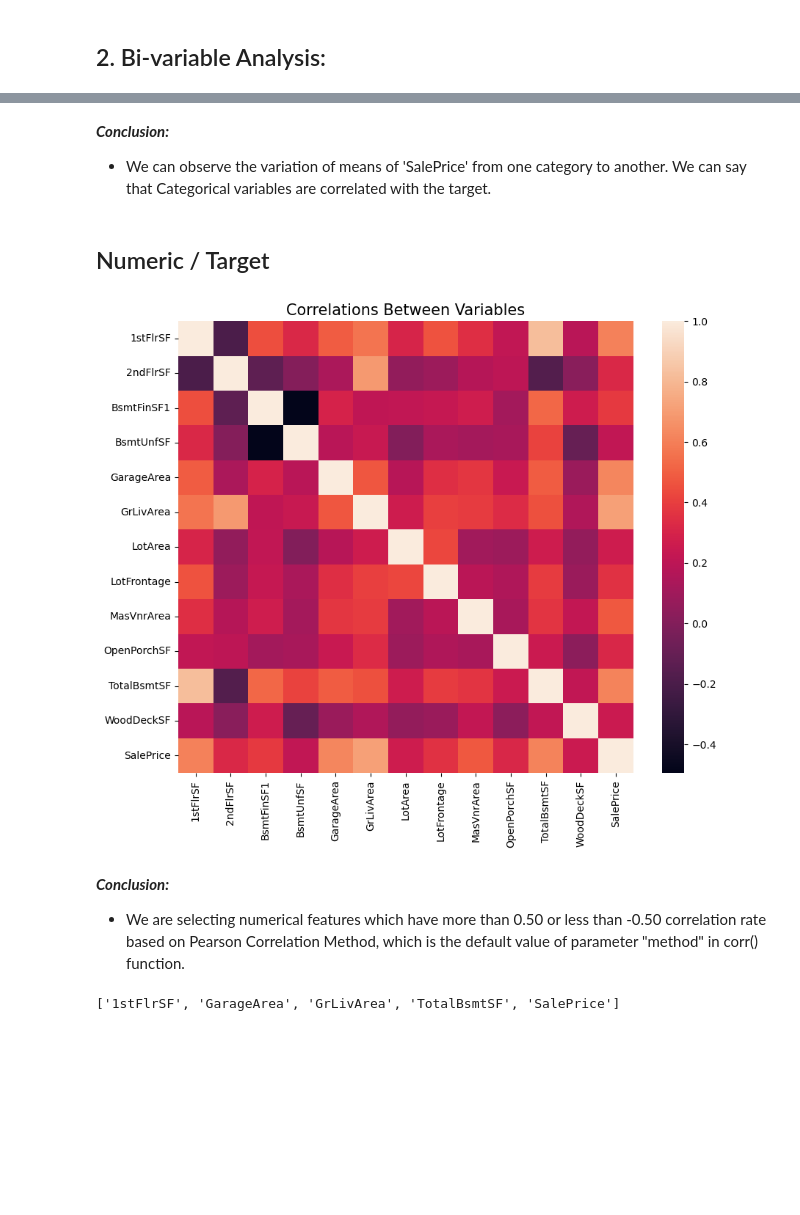
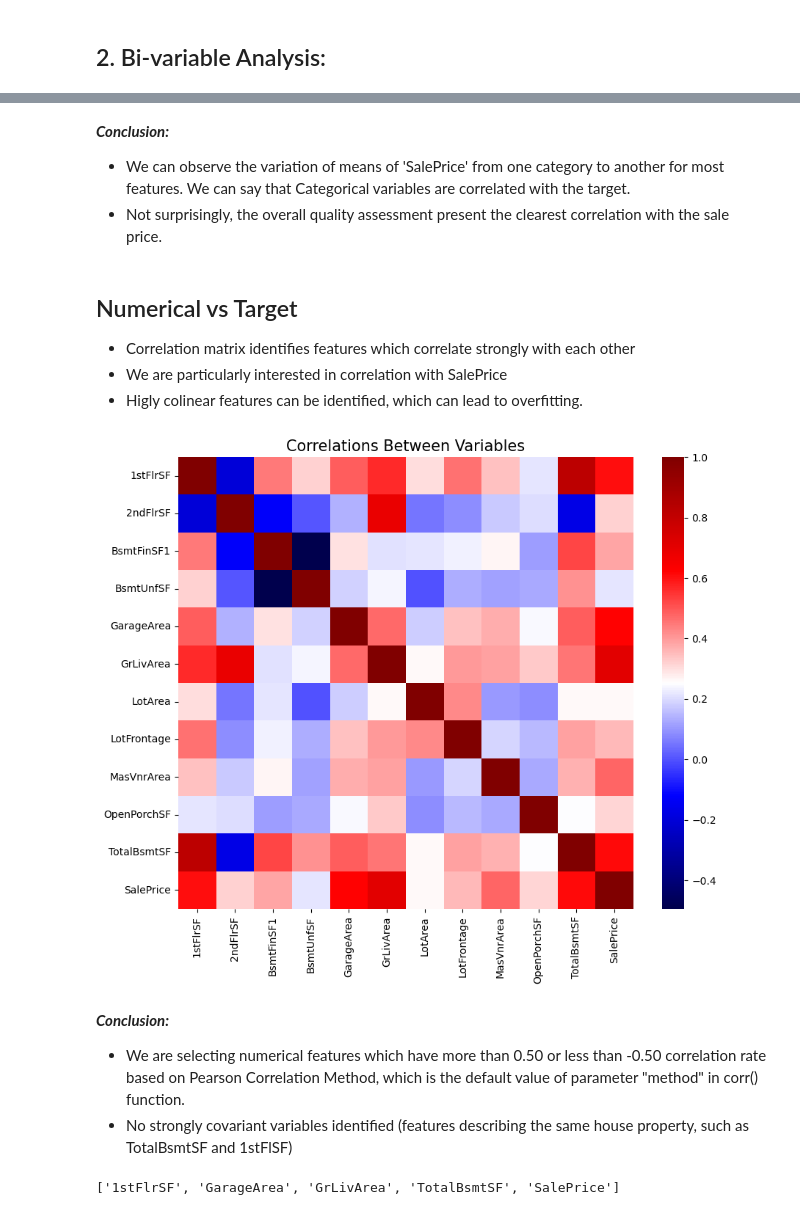
Before and after one commit to Axellewing/Heritage-Housing-issues, a Jupyter notebook: Modeling & Evaluation.ipynb, the cells around one changed output, grey strips where cells are left out. Drawn from its saved outputs; the diff is of its cells as text; code cells hidden in the pictures; blank space fills up the shorter version.

```diff
--- a/Modeling & Evaluation.ipynb
+++ b/Modeling & Evaluation.ipynb
@@ -250,5 +183,9 @@ sns.heatmap(df.isna(), cbar=False)
 ***Conclusion:***
 
 - 'EnclosedPorch' and 'WoodDeckSF' should be removed due to missing values.
+# %%
+# removal of columns with large number of missing values
+df.drop('EnclosedPorch',axis=1,inplace=True)
+df.drop('WoodDeckSF',axis=1,inplace=True)
 # %%
 def check_dataframe(df, head=5, tail = 5):
@@ -328,3 +249,41 @@ categories=['BedroomAbvGr','BsmtExposure','BsmtFinType1','EnclosedPorch','Garage
 ## 1. Univariate Analysis:
 # %% [markdown]
 ## Categorical variables:
+# %%
+def binning(year):
+    """ Binning categorical variables with year as an
+    independent variable."""
+    if pd.notna(year):
+        year = int(year)
+        if 1870 < year <= 1880:
+            return "1871-1880"
+        elif 1880 < year <= 1890:
+            return "1881-1890"
+        elif 1890 < year <= 1900:
+            return "1891-1900"
+        elif 1900 < year <= 1910:
+            return "1901-1910"
+        elif 1910 < year <= 1920:
+            return "1911-1920"
+        elif 1920 < year <= 1930:
+            return "1921-1930"
+        elif 1930 < year <= 1940:
+            return "1931-1940"
+        elif 1940 < year <= 1950:
+            return "1941-1950"
+        elif 1950 < year <= 1960:
+            return "1951-1960"
+        elif 1960 < year <= 1970:
+            return "1961-1970"
+        elif 1970 < year <= 1980:
+            return "1971-1980"
+        elif 1980 < year <= 1990:
+            return "1981-1990"
+        elif 1990 < year <= 2000:
+            return "1991-2000"
+        elif 2000 < year <= 2010:
+            return "2001-2010"
+        else:
+            return "Unknown"
+    else:
+        return "Unknown"
@@ -445,20 +367,26 @@ for category in categories:
 # %% [markdown]
 ***Conclusion:***
 
-- We can observe the variation of means of 'SalePrice' from one category to another. We can say that Categorical variables are correlated with the target.
+- We can observe the variation of means of 'SalePrice' from one category to another for most features. We can say that Categorical variables are correlated with the target.
+- Not surprisingly, the overall quality assessment present the clearest correlation with the sale price.
 # %% [markdown]
-## Numeric / Target
+## Numerical vs Target
+- Correlation matrix identifies features which correlate strongly with each other
+- We are particularly interested in correlation with SalePrice
+- Higly colinear features can be identified, which can lead to overfitting.
 # %%
+# correlation matrix between variable
 plt.figure(figsize=(10,8))
-sns.heatmap(df[numerics].corr())
+sns.heatmap(df[numerics].corr(), cmap='seismic')
 plt.title("Correlations Between Variables", size=15)
 plt.show()
 # %% [output]
-[figure, old version]
+[figure, new version]
 # %% [markdown]
 ***Conclusion:***
 
 - We are selecting numerical features which have more than 0.50 or less than -0.50 correlation rate based on Pearson Correlation Method, which is the default value of parameter "method" in corr() function.
+- No strongly covariant variables identified (features describing the same house property, such as TotalBsmtSF and 1stFlSF)
 # %%
 important_num_cols = list(df[numerics].corr()["SalePrice"][(df[numerics].corr()["SalePrice"]>0.50) | (df[numerics].corr()["SalePrice"]<-0.50)].index)
 # %%
```
Also changed, not shown: parts of 78 cells of this notebook, 4 other files.
